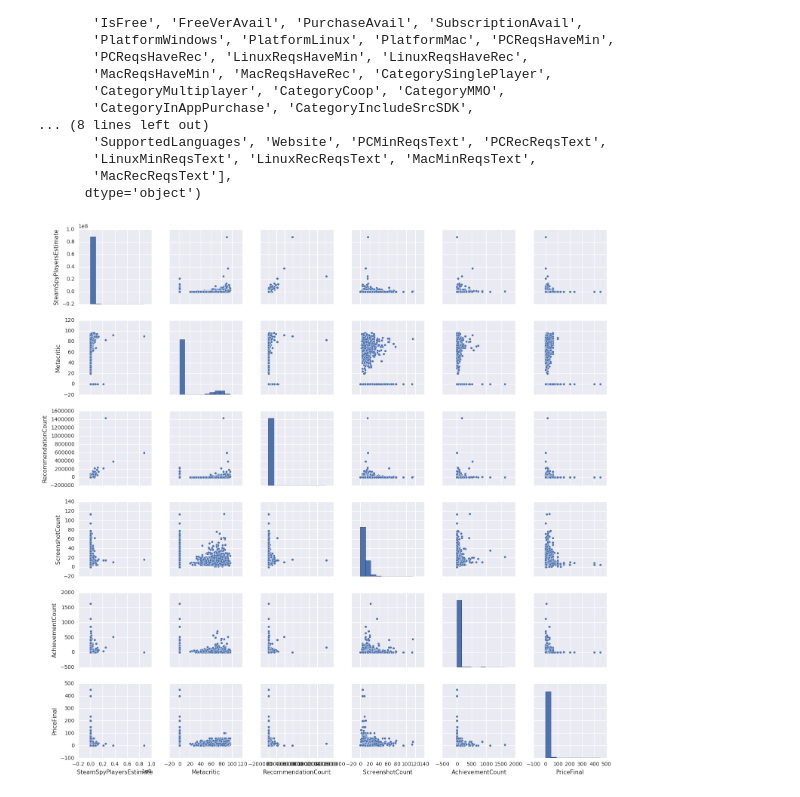
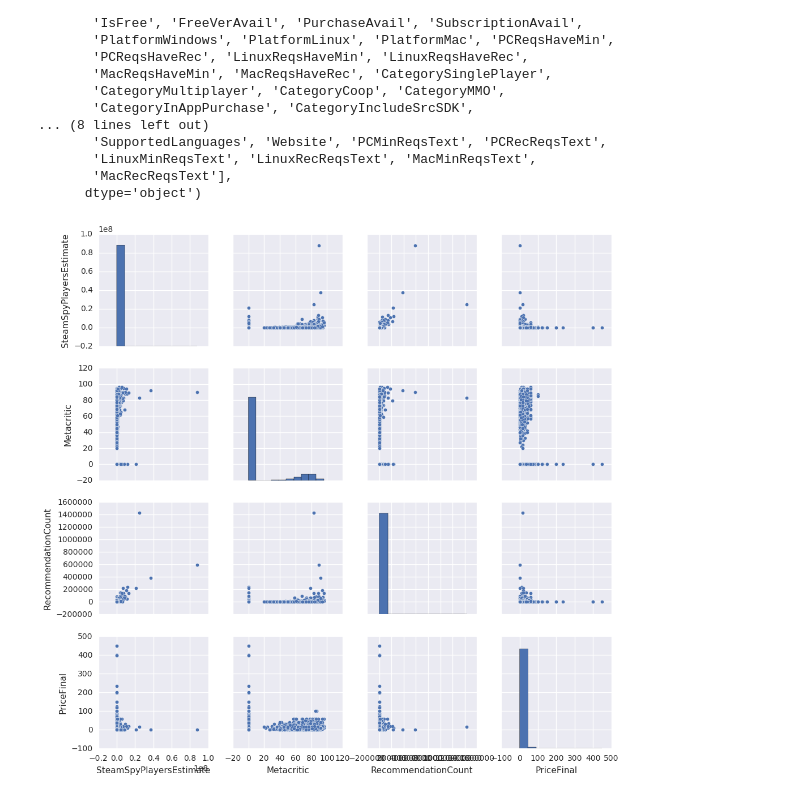
Before and after one commit to CraigKelly/steam-data, a Jupyter notebook: analysis/analysis-cnk.ipynb, the cells around one changed output. Cells and saved outputs as stored; diff of their text form; code cells hidden in the pictures.

```diff
--- a/analysis/analysis-cnk.ipynb
+++ b/analysis/analysis-cnk.ipynb
@@ -28,16 +28,14 @@ Index(['QueryID', 'ResponseID', 'QueryName', 'ResponseName', 'ReleaseDate',
 # %%
 INTERESTING_NUMERICS = [
     "SteamSpyPlayersEstimate",
     "Metacritic",
     "RecommendationCount",
-    "ScreenshotCount",
-    "AchievementCount",
     "PriceFinal"
 ]
 
 sea.pairplot(data[INTERESTING_NUMERICS]);
 # %% [output]
-[figure, old version]
+[figure, new version]
 # %%
 class PER:
     def __init__(self, per):
```
Also changed, not shown: parts of 2 cells of this notebook.
